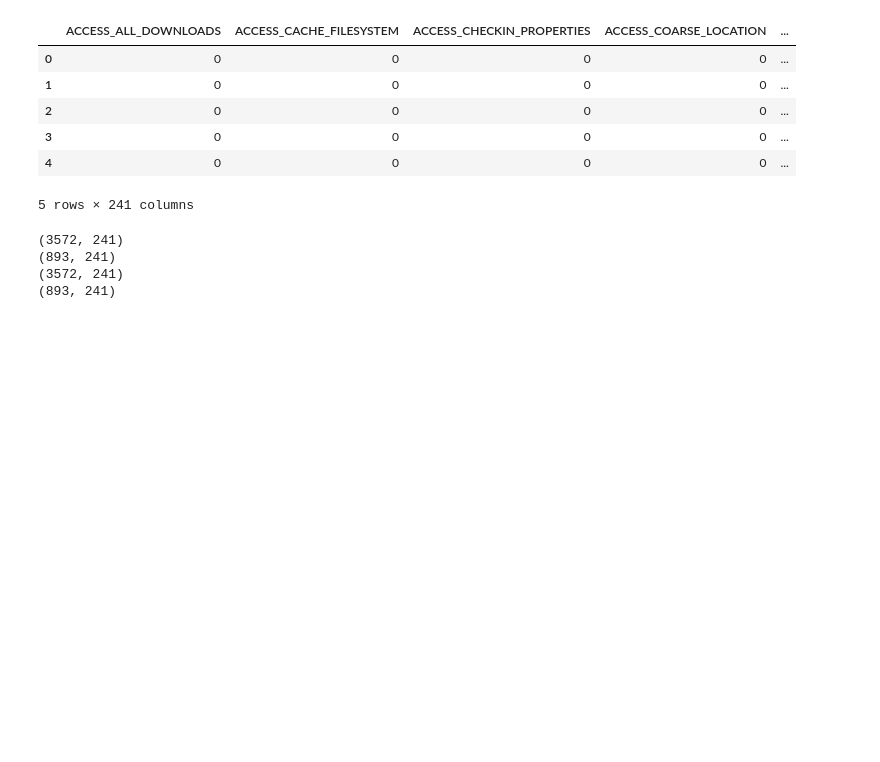
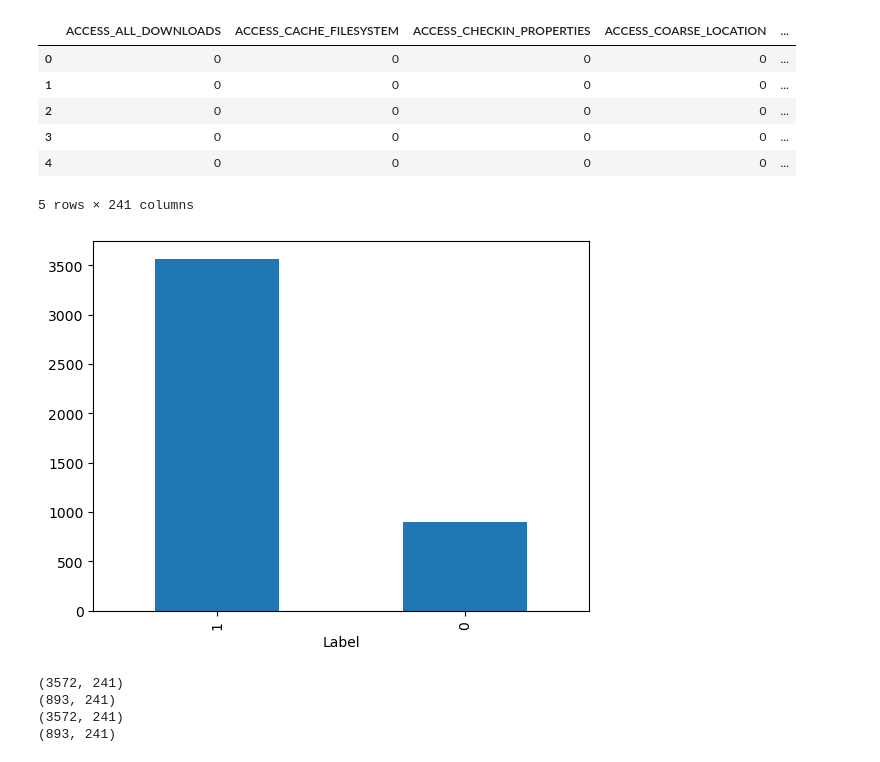
Before and after one commit to BeNNeTTcik/xgboost, a Jupyter notebook: notebooks/nb_android.ipynb, the cells around one changed output. Drawn from its saved outputs; the diff is of its cells as text; code cells hidden in the pictures; blank space fills up the shorter version.

```diff
--- a/notebooks/nb_android.ipynb
+++ b/notebooks/nb_android.ipynb
@@ -72,6 +75,11 @@ X1.head()
 | 3 | 0 | 0 | 0 | 0 | ... |
 | 4 | 0 | 0 | 0 | 0 | ... |
 5 rows × 241 columns
+# %%
+#plt.plot(y1)
+pd.Series(y1).value_counts().plot.bar();
+# %% [output]
+[figure, added]
 # %%
 X_train, X_test, y_train, y_test = train_test_split(
     X1,
```
Also changed, not shown: parts of 10 cells of this notebook.
